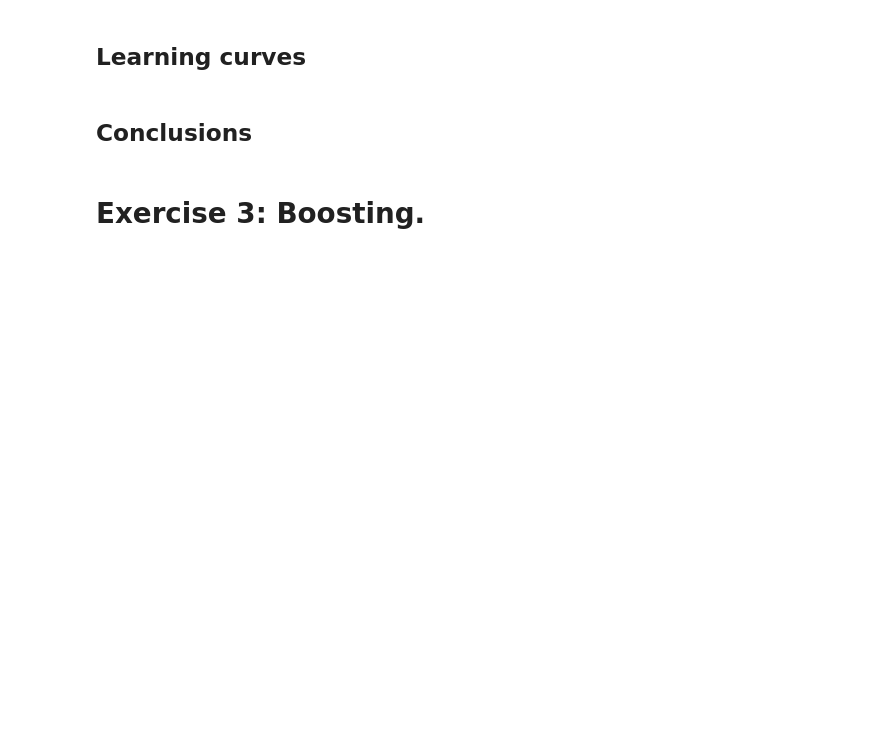
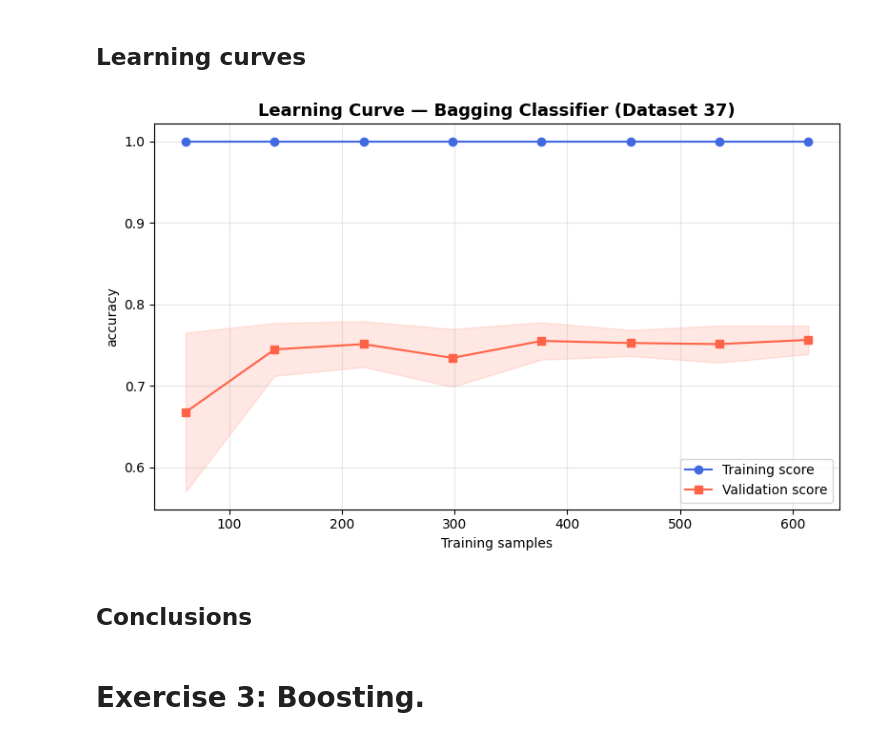
Before and after one commit to Jero2110/Advanced_ML_Phase_3, a Jupyter notebook: analysis/G01_Jeronimo_Ramos_Phase3.ipynb, the cells around one changed output. Drawn from its saved outputs; the diff is of its cells as text; code cells hidden in the pictures; blank space fills up the shorter version.

```diff
--- a/analysis/G01_Jeronimo_Ramos_Phase3.ipynb
+++ b/analysis/G01_Jeronimo_Ramos_Phase3.ipynb
@@ -306,0 +448,14 @@ X_train, X_test, y_train, y_test = train_test_split(X, y, random_state=42)
+# %%
+bag_clf = BaggingClassifier(
+    estimator=DecisionTreeClassifier(max_depth=None, random_state=42),
+    n_estimators=10,
+    max_samples=1.0,          # each bootstrap sample is same size as training set
+    bootstrap=True,           # sampling WITH replacement
+    oob_score=True,           # use out-of-bag samples for free validation
+    n_jobs=-1,
+    random_state=42
+)
+
+cv_clf = StratifiedKFold(n_splits=5, shuffle=True, random_state=42)
+bag_clf.fit(X_train_stand_c, y_train_class)
+yp_bag_c = bag_clf.predict(X_test_stand_c)
@@ -309,5 +513,21 @@ X_train, X_test, y_train, y_test = train_test_split(X, y, random_state=42)
 # %% [markdown]
 ## Learning curves
+# %%
+fig, ax = plt.subplots(figsize=(8, 5))
+plot_learning_curve(
+    BaggingClassifier(
+        estimator=DecisionTreeClassifier(random_state=42),
+        n_estimators=200, bootstrap=True, oob_score=False,
+        n_jobs=-1, random_state=42
+    ),
+    X_class, y_class,
+    title='Learning Curve — Bagging Classifier (Dataset 37)',
+    cv=cv_clf, scoring='accuracy', ax=ax
+)
+plt.tight_layout()
+plt.show()
+# %% [output]
+[figure, added]
 # %% [markdown]
 ## Conclusions
 # %% [markdown]
```
Also changed, not shown: parts of 32 cells of this notebook.
